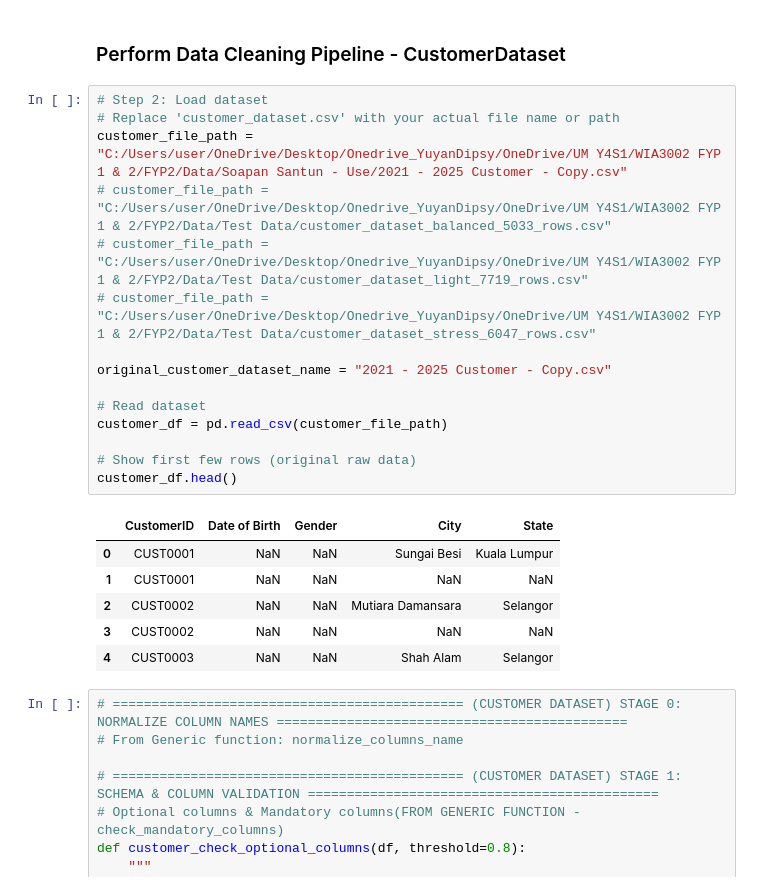
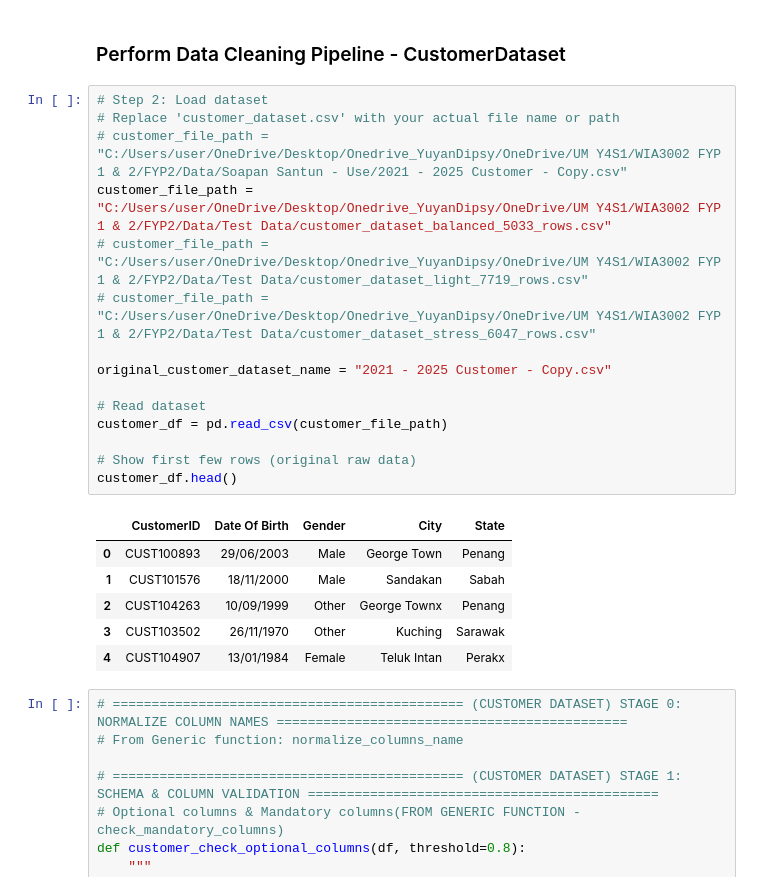
Before and after one commit to celinezyyy/Segma_FYP, a Jupyter notebook: server/python/dataCleaning/customerCleaning.ipynb, the cells around one changed output. Saved outputs shown, nothing was run; the diff lists cells and outputs as text.

```diff
--- a/server/python/dataCleaning/customerCleaning.ipynb
+++ b/server/python/dataCleaning/customerCleaning.ipynb
@@ -105,25 +109,25 @@ def standardize_customer_id(df):
 # %%
 # Step 2: Load dataset
 # Replace 'customer_dataset.csv' with your actual file name or path
-customer_file_path = "C:/Users/user/OneDrive/Desktop/Onedrive_YuyanDipsy/OneDrive/UM Y4S1/WIA3002 FYP 1 & 2/FYP2/Data/Soapan Santun - Use/2021 - 2025 Customer - Copy.csv"
-# customer_file_path = "C:/Users/user/OneDrive/Desktop/Onedrive_YuyanDipsy/OneDrive/UM Y4S1/WIA3002 FYP 1 & 2/FYP2/Data/Test Data/customer_dataset_balanced_5033_rows.csv"
+# customer_file_path = "C:/Users/user/OneDrive/Desktop/Onedrive_YuyanDipsy/OneDrive/UM Y4S1/WIA3002 FYP 1 & 2/FYP2/Data/Soapan Santun - Use/2021 - 2025 Customer - Copy.csv"
+customer_file_path = "C:/Users/user/OneDrive/Desktop/Onedrive_YuyanDipsy/OneDrive/UM Y4S1/WIA3002 FYP 1 & 2/FYP2/Data/Test Data/customer_dataset_balanced_5033_rows.csv"
 # customer_file_path = "C:/Users/user/OneDrive/Desktop/Onedrive_YuyanDipsy/OneDrive/UM Y4S1/WIA3002 FYP 1 & 2/FYP2/Data/Test Data/customer_dataset_light_7719_rows.csv"
 # customer_file_path = "C:/Users/user/OneDrive/Desktop/Onedrive_YuyanDipsy/OneDrive/UM Y4S1/WIA3002 FYP 1 & 2/FYP2/Data/Test Data/customer_dataset_stress_6047_rows.csv"
 
 original_customer_dataset_name = "2021 - 2025 Customer - Copy.csv"
 
 # Read dataset
 customer_df = pd.read_csv(customer_file_path)
 
 # Show first few rows (original raw data)
 customer_df.head()
 # %% [output]
-|  | CustomerID | Date of Birth | Gender | City | State |
-| 0 | CUST0001 | NaN | NaN | Sungai Besi | Kuala Lumpur |
-| 1 | CUST0001 | NaN | NaN | NaN | NaN |
-| 2 | CUST0002 | NaN | NaN | Mutiara Damansara | Selangor |
-| 3 | CUST0002 | NaN | NaN | NaN | NaN |
-| 4 | CUST0003 | NaN | NaN | Shah Alam | Selangor |
+|  | CustomerID | Date Of Birth | Gender | City | State |
+| 0 | CUST100893 | 29/06/2003 | Male | George Town | Penang |
+| 1 | CUST101576 | 18/11/2000 | Male | Sandakan | Sabah |
+| 2 | CUST104263 | 10/09/1999 | Other | George Townx | Penang |
+| 3 | CUST103502 | 26/11/1970 | Other | Kuching | Sarawak |
+| 4 | CUST104907 | 13/01/1984 | Female | Teluk Intan | Perakx |
 # %%
 # ============================================= (CUSTOMER DATASET) STAGE 0: NORMALIZE COLUMN NAMES =============================================
 # From Generic function: normalize_columns_name
```
Also changed, not shown: parts of 7 cells of this notebook.
